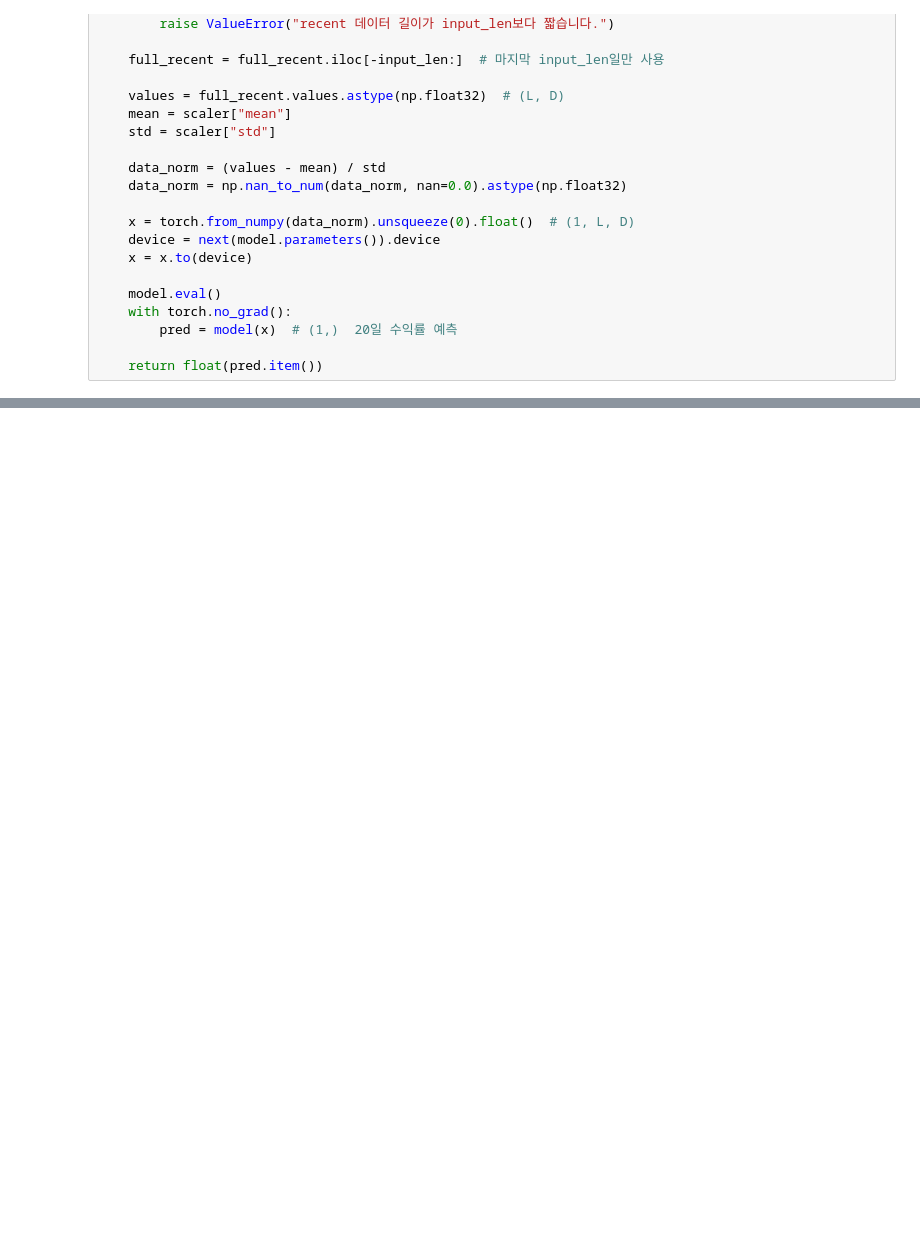
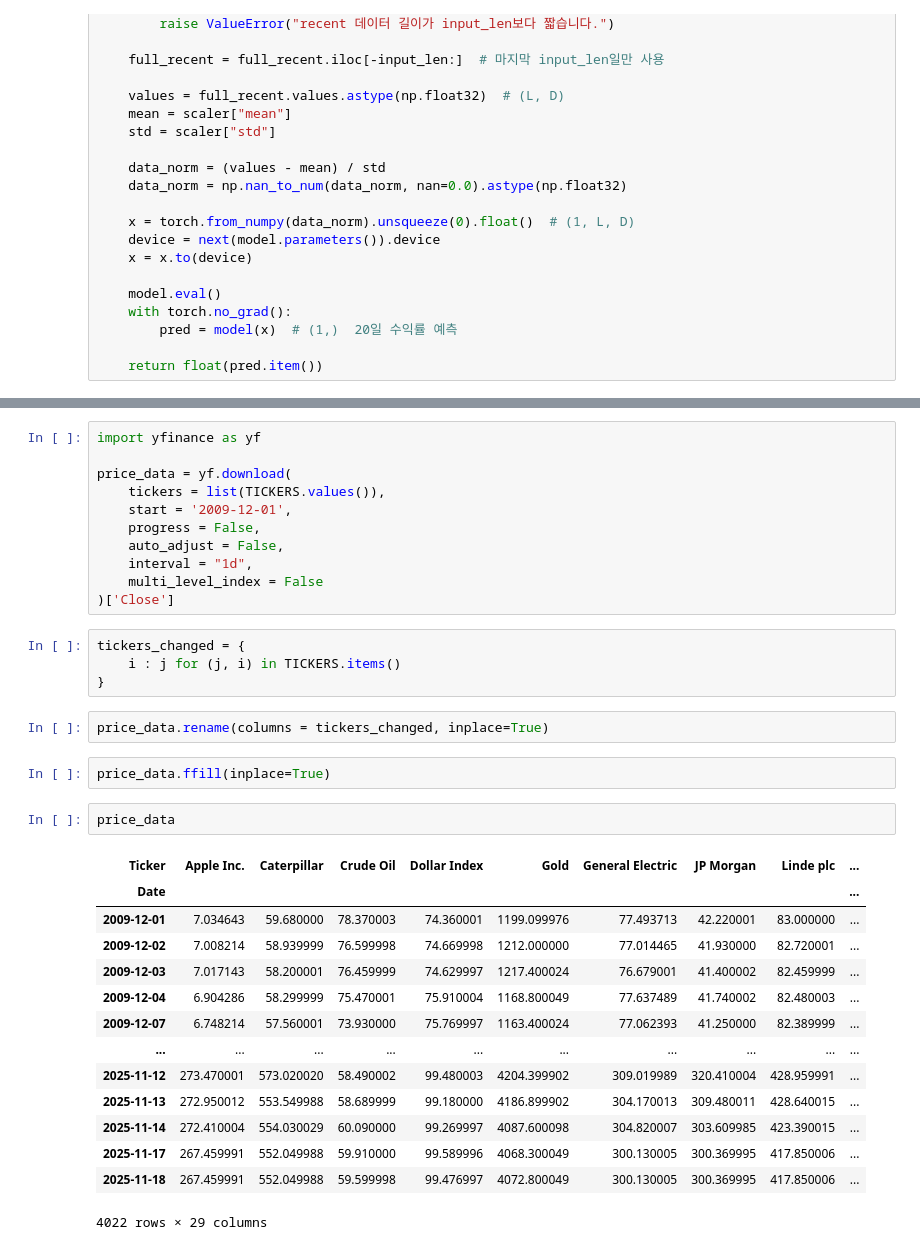
Before and after one commit to Tommylee1013/InvestmentAgent, a Jupyter notebook: Notebook/prediction.ipynb, the cells around one changed output, grey strips where cells are left out. Drawn from its saved outputs; the diff is of its cells as text; blank space fills up the shorter version.

```diff
--- a/Notebook/prediction.ipynb
+++ b/Notebook/prediction.ipynb
@@ -337,0 +386,36 @@ def predict_20d_return(
+# %%
+import yfinance as yf
+
+price_data = yf.download(
+    tickers = list(TICKERS.values()),
+    start = '2009-12-01',
+    progress = False,
+    auto_adjust = False,
+    interval = "1d",
+    multi_level_index = False
+)['Close']
+# %%
+tickers_changed = {
+    i : j for (j, i) in TICKERS.items()
+}
+# %%
+price_data.rename(columns = tickers_changed, inplace=True)
+# %%
+price_data.ffill(inplace=True)
+# %%
+price_data
+# %% [output]
+| Ticker | Apple Inc. | Caterpillar | Crude Oil | Dollar Index | Gold | General Electric | JP Morgan | Linde plc | ... |
+| Date |  |  |  |  |  |  |  |  | ... |
+| 2009-12-01 | 7.034643 | 59.680000 | 78.370003 | 74.360001 | 1199.099976 | 77.493713 | 42.220001 | 83.000000 | ... |
+| 2009-12-02 | 7.008214 | 58.939999 | 76.599998 | 74.669998 | 1212.000000 | 77.014465 | 41.930000 | 82.720001 | ... |
+| 2009-12-03 | 7.017143 | 58.200001 | 76.459999 | 74.629997 | 1217.400024 | 76.679001 | 41.400002 | 82.459999 | ... |
+| 2009-12-04 | 6.904286 | 58.299999 | 75.470001 | 75.910004 | 1168.800049 | 77.637489 | 41.740002 | 82.480003 | ... |
+| 2009-12-07 | 6.748214 | 57.560001 | 73.930000 | 75.769997 | 1163.400024 | 77.062393 | 41.250000 | 82.389999 | ... |
+| ... | ... | ... | ... | ... | ... | ... | ... | ... | ... |
+| 2025-11-12 | 273.470001 | 573.020020 | 58.490002 | 99.480003 | 4204.399902 | 309.019989 | 320.410004 | 428.959991 | ... |
+| 2025-11-13 | 272.950012 | 553.549988 | 58.689999 | 99.180000 | 4186.899902 | 304.170013 | 309.480011 | 428.640015 | ... |
+| 2025-11-14 | 272.410004 | 554.030029 | 60.090000 | 99.269997 | 4087.600098 | 304.820007 | 303.609985 | 423.390015 | ... |
+| 2025-11-17 | 267.459991 | 552.049988 | 59.910000 | 99.589996 | 4068.300049 | 300.130005 | 300.369995 | 417.850006 | ... |
+| 2025-11-18 | 267.459991 | 552.049988 | 59.599998 | 99.476997 | 4072.800049 | 300.130005 | 300.369995 | 417.850006 | ... |
+4022 rows × 29 columns
```
Also changed, not shown: parts of 4 cells of this notebook.
